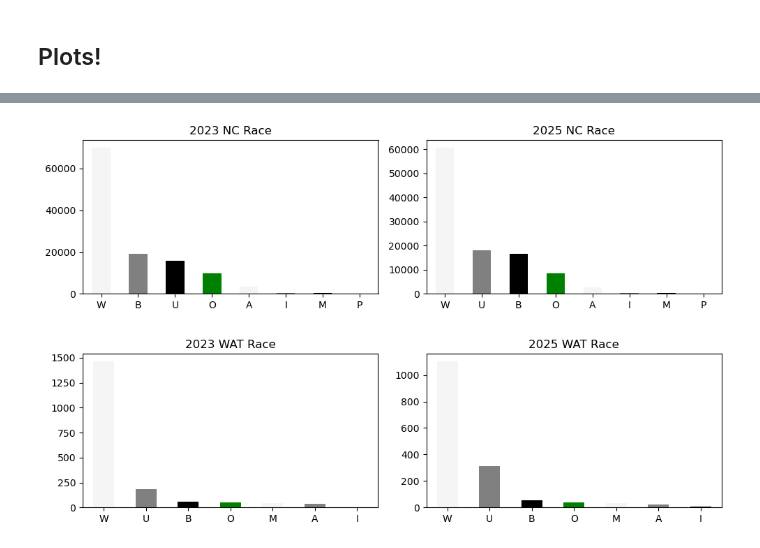
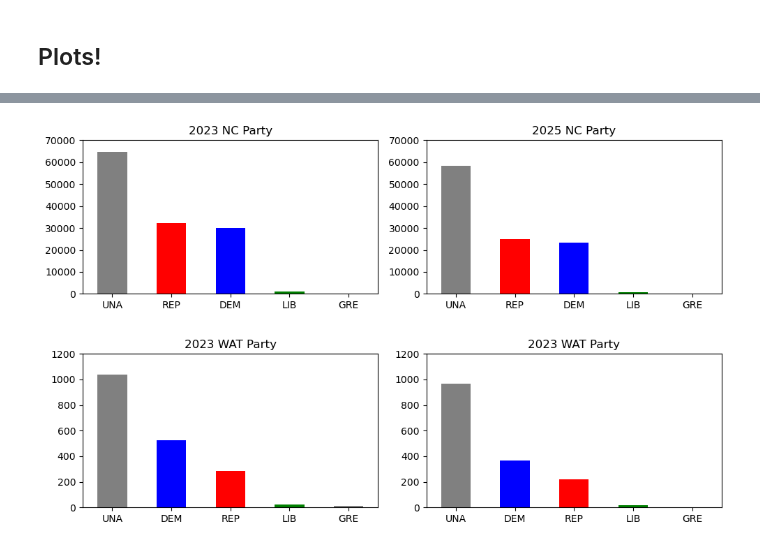
Before and after one commit to vandyy123/Election-Analysis, a Jupyter notebook: Election Results.ipynb, the cells around one changed output, grey strips where cells are left out. Saved outputs shown, nothing was run; the diff lists cells and outputs as text; code cells hidden in the pictures.

```diff
--- a/Election Results.ipynb
+++ b/Election Results.ipynb
@@ -63,7 +73,7 @@ wat_df_asc.head()
 | 1968-10-25 | NaN | W | NL | REP | M | 1943 |
 # %%
 wat_current = wat_df_asc.loc['2025-08-01':]
-wat_past = wat_df_asc.loc['2023-08-01':'2023-10-30']
+wat_past = wat_df_asc.loc['2023-08-01':'2023-11-07']
 percent = (len(wat_past) - len(wat_current)) / len(wat_past)
 print(f'The 2023 Watauga election had a registration count of {len(wat_past)}, while the 2025 election cycle ' +
       f'had a registration count of {len(wat_current)}; a {percent:.1%} decrease.')
@@ -79,7 +89,7 @@ nc_df = nc_df.set_index('registr_dt')
 nc_df_asc = nc_df.sort_index(ascending=True)
 # %%
 nc_current = nc_df_asc.loc['2025-08-01':]
-nc_past = nc_df_asc.loc['2023-08-01':'2023-10-30']
+nc_past = nc_df_asc.loc['2023-08-01':'2023-11-07']
 percent = (len(nc_past) - len(nc_current)) / len(nc_past)
 print(f'The 2023 NC election had a new registration count of {len(nc_past)}, while the 2025 election cycle ' +
       f'had a registration count of {len(nc_current)}; a {percent:.1%} decrease.')
@@ -114,12 +100,12 @@ plt.tight_layout(h_pad=3.0)
-# %%
-fig, axes = plt.subplots(2, 2, figsize = (10, 6))
-
-nc_past['race_code'].value_counts().plot(ax = axes[0,0], kind = 'bar', stacked = True, color = ['whitesmoke', 'grey', 'black', 'green'], title = '2023 NC Race', rot = 0)
-nc_current['race_code'].value_counts().plot(ax = axes[0,1], kind = 'bar', stacked = True, color = ['whitesmoke', 'grey', 'black', 'green'], title = '2025 NC Race', rot = 0)
-
-wat_past['race_code'].value_counts().plot(ax = axes[1,0], kind = 'bar', stacked = True, color = ['whitesmoke', 'grey', 'black', 'green'], title = '2023 WAT Race', rot = 0)
-wat_current['race_code'].value_counts().plot(ax = axes[1,1], kind = 'bar', stacked = True, color = ['whitesmoke', 'grey', 'black', 'green'], title = '2025 WAT Race', rot = 0)
-
-plt.tight_layout(h_pad=3.0)
-# %% [output]
-[figure, removed]
+# %%
+fig, axes = plt.subplots(2, 2, figsize = (10, 6))
+
+nc_past['party_cd'].value_counts().plot.bar(ax = axes[0,0], ylim=(0, 70000), color = ['grey', 'red', 'blue', 'green'], title = '2023 NC Party', rot = 0)
+nc_current['party_cd'].value_counts().plot.bar(ax = axes[0,1], ylim=(0, 70000), color = ['grey', 'red', 'blue', 'green'], title = '2025 NC Party', rot = 0)
+
+wat_past['party_cd'].value_counts().plot.bar(ax = axes[1,0], ylim=(0, 1200), color = ['grey', 'blue', 'red', 'green'], title = '2023 WAT Party', rot = 0)
+wat_current['party_cd'].value_counts().plot.bar(ax = axes[1,1], ylim=(0, 1200), color = ['grey', 'blue', 'red', 'green'], title = '2023 WAT Party', rot = 0)
+
+plt.tight_layout(h_pad=3.0)
+# %% [output]
+[figure, added]
```
Also changed, not shown: parts of 10 cells of this notebook.
